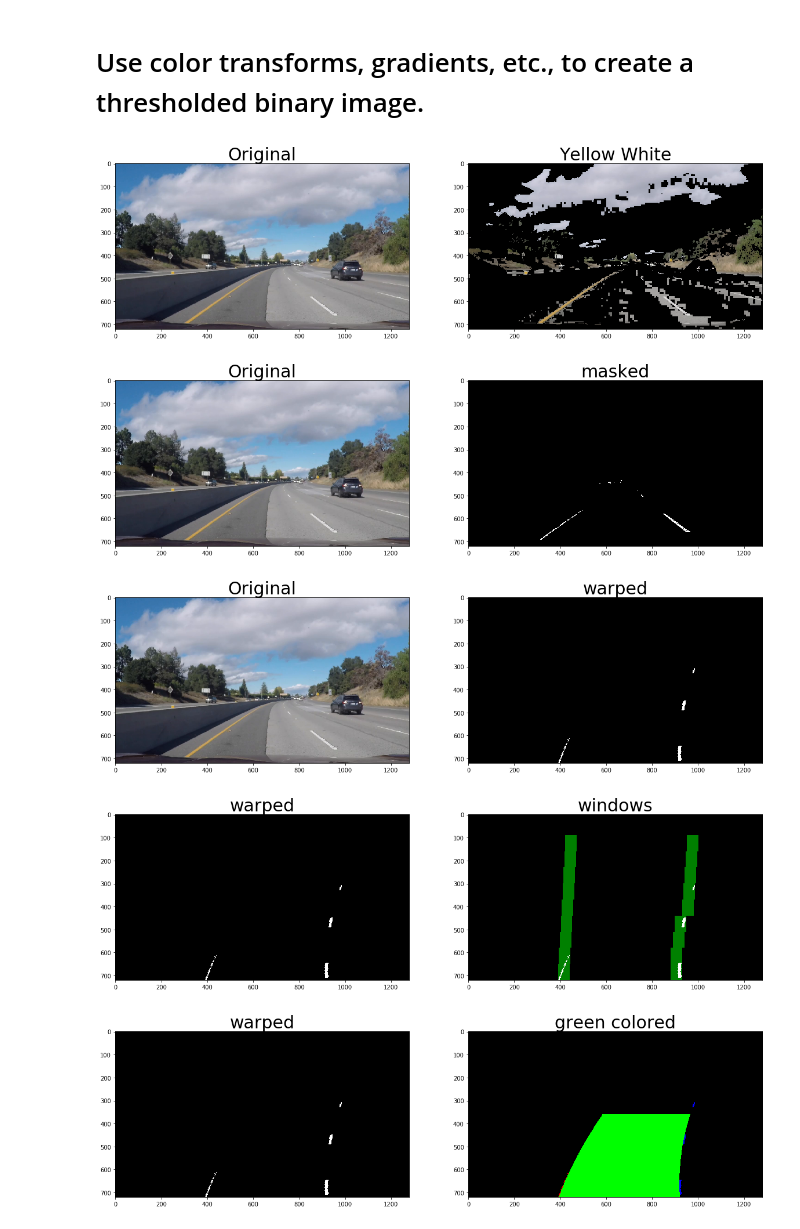
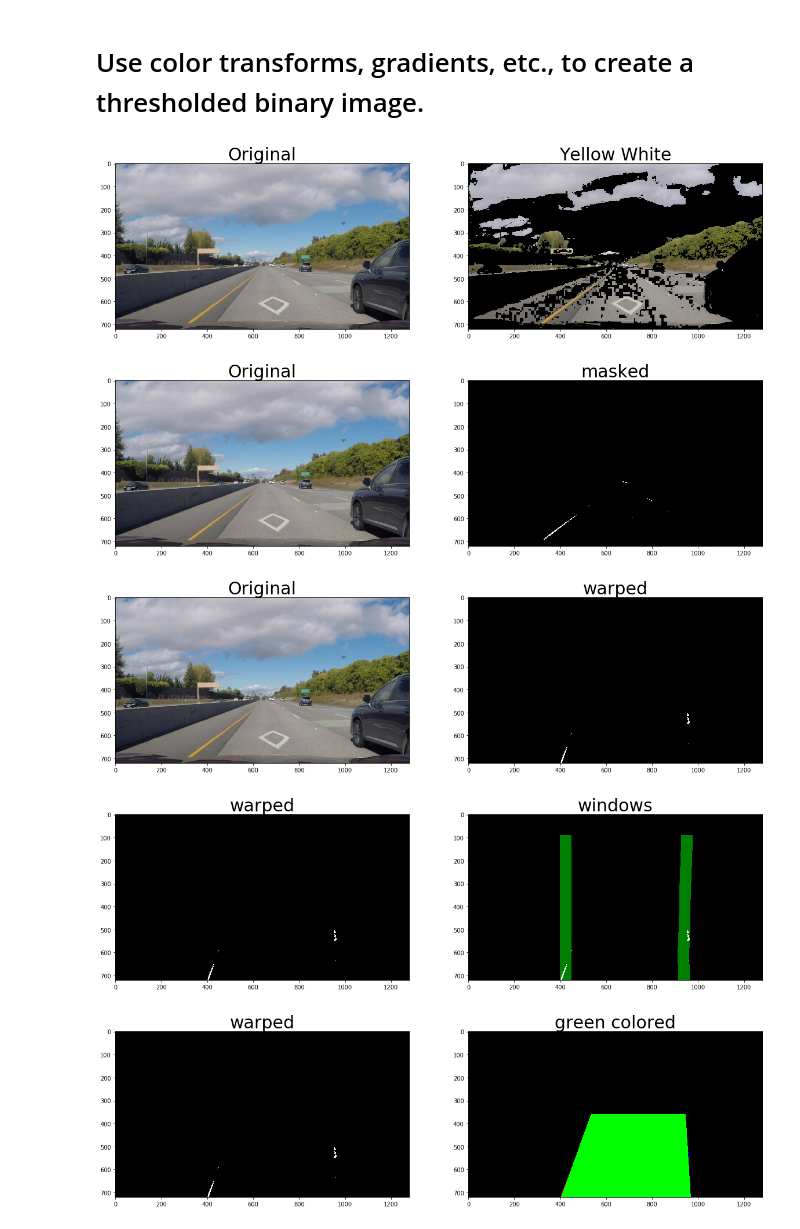
Before and after one commit to julianste/extended-lane-finder, a Jupyter notebook: P2.ipynb, the cells around one changed output. Saved outputs shown, nothing was run; the diff lists cells and outputs as text; code cells hidden in the pictures.

```diff
--- a/P2.ipynb
+++ b/P2.ipynb
@@ -310,6 +310,16 @@ class ExtendedLaneProcessor(object):
         if plot_it:
             plot_two_images(warped, output, title1='warped', title2='windows')
 
+    def fit_curve(self, y, x):
+
+        if np.amax(y) - np.amin(y) < 200:
+            # fit line
+            fit = np.polyfit(y, x, 1)
+        else:
+            fit = np.polyfit(y, x, 2)
+
+        return fit
+
     def fit_polynomial(self, warped, plot_it=False):
         if not self.window_centroids:
             self.window_centroids = self.find_window_centroids(warped)
@@ -322,8 +332,10 @@ class ExtendedLaneProcessor(object):
         else:
             leftx, lefty, rightx, righty = self.find_activated_pixels(warped, self.window_centroids)
 
-            left_fit = np.polyfit(lefty, leftx, 2)
-            right_fit = np.polyfit(righty, rightx, 2)
+
+            left_fit = self.fit_curve(lefty, leftx)
+            right_fit = self.fit_curve(righty, rightx)
+
 
             # Maybe here some averaging with last polynomial? Or if its too far away, then we rather use the last?
             # But how do we know the last was correct?
@@ -343,10 +355,9 @@ class ExtendedLaneProcessor(object):
 
         # Generate x and y values for plotting
         ploty = np.linspace(0, warped.shape[0]-1, warped.shape[0] )
-        left_fitx = left_fit[0]*ploty**2 + left_fit[1]*ploty + left_fit[2]
-        right_fitx = right_fit[0]*ploty**2 + right_fit[1]*ploty + right_fit[2]
 
-
+        left_fitx = np.polyval(left_fit, ploty)
+        right_fitx = np.polyval(right_fit, ploty)
 
         x = np.linspace(0, warped.shape[1] - 1, warped.shape[1])
         y = np.linspace(0, warped.shape[0] - 1, warped.shape[0])
@@ -608,16 +619,16 @@ class ExtendedLaneProcessor(object):
 # %%
 from PIL import Image
 
-file = 'test_images_output/7.png'
+file = 'test_images_output/15.png'
 image = np.asarray(Image.open(file))
 
 lp = ExtendedLaneProcessor(2)
 
 combined = lp.process_next_image(image, True)
 plot_two_images(image, combined)
 # %% [output]
-[figure, old version]
+[figure, new version]
-[figure, old version]
+[figure, new version]
-[figure, old version]
+[figure, new version]
-[figure, old version]
+[figure, new version]
-[figure, old version]
+[figure, new version]
```
Also changed, not shown: parts of 4 cells of this notebook, 1 other file.
